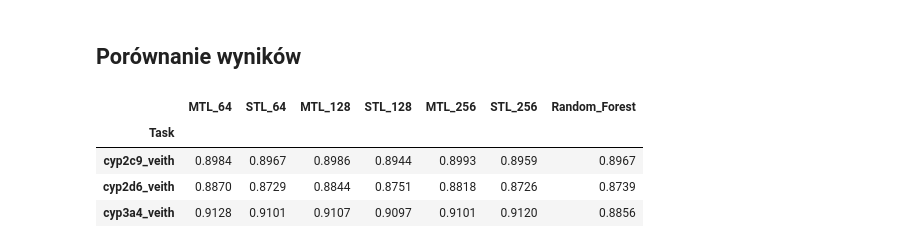
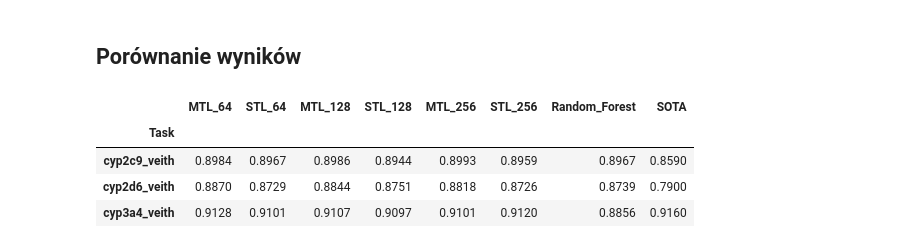
Before and after one commit to FBI223/ADMET_MULTI_TASK_LEARNING, a Jupyter notebook: TODO/zadanie1/michal/head_size_comparison.ipynb, the cells around one changed output. Saved outputs shown, nothing was run; the diff lists cells and outputs as text; code cells hidden in the pictures.

Commit message:
Added SOTA to comparison table and saved it as image

```diff
--- a/TODO/zadanie1/michal/head_size_comparison.ipynb
+++ b/TODO/zadanie1/michal/head_size_comparison.ipynb
@@ -224,39 +224,41 @@ Trenowanie 3 modeli STL (Size: 256)...
 # %%
 import pandas as pd
 import numpy as np
+from SOTA_SCORES import SOTA_SCORES
 
 df_rows_best = []
 
 for task in tasks:
     row = {'Task': task}
     for size in head_sizes:
         # Wyciągamy listy z historią AUC dla danego tasku i rozmiaru głowy
         mtl_vals = results[size]['mtl_history']['val_aucs_per_task'][task]
         stl_vals = results[size]['stl_history']['val_aucs_per_task'][task]
 
         # Używamy np.nanmax, żeby zignorować ewentualne wartości NaN,
         # zabezpieczając przed warningami, gdy cała tablica to NaNy
         row[f'MTL_{size}'] = np.nanmax(mtl_vals) if not np.isnan(mtl_vals).all() else np.nan
         row[f'STL_{size}'] = np.nanmax(stl_vals) if not np.isnan(stl_vals).all() else np.nan
 
     val = summary_df.loc[summary_df['task'] == task, 'auc']
-    row['Random_Forest'] = val.values[0] if not val.empty else np.nan if not val.empty else np.nan
+    row['Random_Forest'] = val.values[0] if not val.empty else np.nan
+    row['SOTA'] = SOTA_SCORES[task]
     df_rows_best.append(row)
 
 # Tworzymy DataFrame i ustawiamy Task jako indeks
 df_best_val = pd.DataFrame(df_rows_best)
 df_best_val.set_index('Task', inplace=True)
 
 # Renderujemy tabelę formatując do 4 miejsc po przecinku
 # i automatycznie podświetlamy maksymalną wartość w każdym wierszu (axis=1)
 display(
     df_best_val.style
     .format("{:.4f}")
     .highlight_max(axis=1, color='green')
 )
 # %% [output]
-|  | MTL_64 | STL_64 | MTL_128 | STL_128 | MTL_256 | STL_256 | Random_Forest |
-| Task |  |  |  |  |  |  |  |
-| cyp2c9_veith | 0.8984 | 0.8967 | 0.8986 | 0.8944 | 0.8993 | 0.8959 | 0.8967 |
-| cyp2d6_veith | 0.8870 | 0.8729 | 0.8844 | 0.8751 | 0.8818 | 0.8726 | 0.8739 |
-| cyp3a4_veith | 0.9128 | 0.9101 | 0.9107 | 0.9097 | 0.9101 | 0.9120 | 0.8856 |
+|  | MTL_64 | STL_64 | MTL_128 | STL_128 | MTL_256 | STL_256 | Random_Forest | SOTA |
+| Task |  |  |  |  |  |  |  |  |
+| cyp2c9_veith | 0.8984 | 0.8967 | 0.8986 | 0.8944 | 0.8993 | 0.8959 | 0.8967 | 0.8590 |
+| cyp2d6_veith | 0.8870 | 0.8729 | 0.8844 | 0.8751 | 0.8818 | 0.8726 | 0.8739 | 0.7900 |
+| cyp3a4_veith | 0.9128 | 0.9101 | 0.9107 | 0.9097 | 0.9101 | 0.9120 | 0.8856 | 0.9160 |
```
Also changed, not shown: parts of 1 cell of this notebook, 3 other files.
